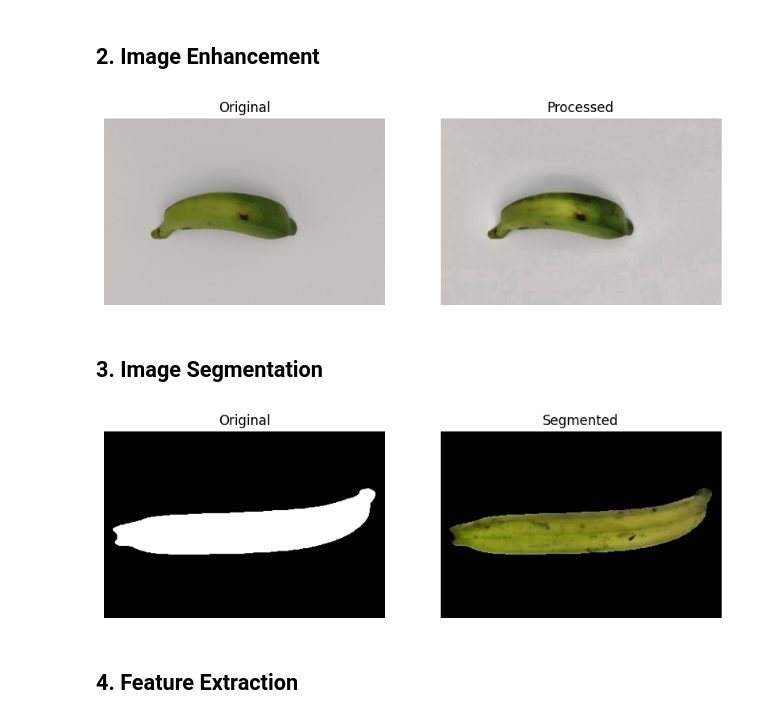
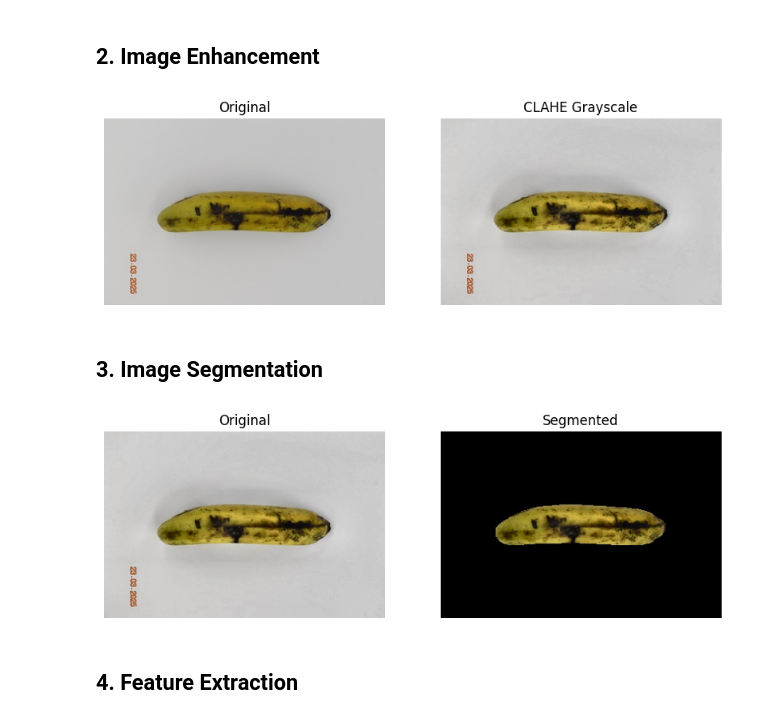
Before and after one commit to Plumz17/PP_FinalProject2, a Jupyter notebook: PP_FinalProject2.ipynb, the cells around one changed output. Cells and saved outputs as stored; diff of their text form; code cells hidden in the pictures.

```diff
--- a/PP_FinalProject2.ipynb
+++ b/PP_FinalProject2.ipynb
@@ -171,0 +181,13 @@ np.int64(3)
+# %%
+from sklearn.model_selection import train_test_split
+
+def split_dataset(images, labels, seed=RANDOM_SEED):
+  X_tr, X_tmp, y_tr, y_tmp = train_test_split(images, labels, test_size=0.30, stratify=labels, random_state=seed)
+  X_val, X_te, y_val, y_te = train_test_split(X_tmp, y_tmp, test_size=0.50, stratify=y_tmp, random_state=seed)
+  return X_tr, X_val, X_te, y_tr, y_val, y_te
+
+Xv_train, Xv_val, Xv_test, yv_train, yv_val, yv_test = split_dataset(variety_images,  variety_labels)
+Xr_train, Xr_val, Xr_test, yr_train, yr_val, yr_test = split_dataset(ripeness_images, ripeness_labels)
+
+print(f"Variety - train: {len(Xv_train)}, val: {len(Xv_val)}, test: {len(Xv_test)}")
+print(f"Ripeness - train: {len(Xr_train)}, val: {len(Xr_val)}, test: {len(Xr_test)}")
@@ -173,51 +221,46 @@ np.int64(3)
 ## 2. Image Enhancement
 # %%
 def image_enhancement(img):
-  # 1. Convert to HSV
-  hsv = cv2.cvtColor(img, cv2.COLOR_RGB2HSV)
+  # 1. Convert to LAB
+  img_lab = cv2.cvtColor(img, cv2.COLOR_RGB2LAB)
 
   # 2. Split channels
-  h, s, v = cv2.split(hsv)
+  L, A, B = cv2.split(img_lab)
 
-  # 3. Median Blur
-  v_enhanced = cv2.medianBlur(v, 3)
+  # 3. Apply CLAHE to L channel for the grayscale image
+  clahe = cv2.createCLAHE(clipLimit=2.0, tileGridSize=(8, 8))
+  L_enhanced = clahe.apply(L)
 
-  # 4. Apply CLAHE to V channel (brightness)
-  clahe = cv2.createCLAHE(clipLimit=2.0, tileGridSize=(8,8))
-  v_enhanced = clahe.apply(v_enhanced)
+  # 4. Merge back
+  lab_enhanced = cv2.merge([L_enhanced, A, B])
 
-  # 5. Merge back
-  hsv_enhanced = cv2.merge([h, s, v_enhanced])
-
-  # 6. Convert back to BGR (for visualization / further processing)
-  enhanced_img = cv2.cvtColor(hsv_enhanced, cv2.COLOR_HSV2RGB)
+  # 5. Convert back to RGB (for visualization / further processing)
+  enhanced_img = cv2.cvtColor(lab_enhanced, cv2.COLOR_LAB2RGB)
 
   return enhanced_img
 
-
-show(ripeness_images[1959], image_enhancement(ripeness_images[1959]))
+img_enhanced = image_enhancement(Xv_train[0])
+show(Xv_train[0], img_enhanced, title2="CLAHE Grayscale")
 # %% [output]
-[figure, old version]
+[figure, new version]
 # %% [markdown]
 ## 3. Image Segmentation
 # %%
 def segment_banana(img):
-  # Convert to HSV
-  hsv  = cv2.cvtColor(img, cv2.COLOR_RGB2HSV)
-  #Mask the section of the image with banana colors
-  mask = cv2.inRange(hsv, np.array([15, 60, 60]), np.array([85, 255, 255]))
+  hsv = cv2.cvtColor(img, cv2.COLOR_RGB2HSV)
+  S = hsv[:, :, 1]  # saturation channel
+  _, mask = cv2.threshold(S, 0, 255, cv2.THRESH_BINARY + cv2.THRESH_OTSU)
+  mask = cv2.morphologyEx(mask, cv2.MORPH_CLOSE, np.ones((5,5), np.uint8), iterations=3)
+  mask = cv2.morphologyEx(mask, cv2.MORPH_OPEN,  np.ones((5,5), np.uint8), iterations=2)
 
-  # Apply Morphological Processing
-  kernel = cv2.getStructuringElement(cv2.MORPH_ELLIPSE, (7, 7))
-  mask = cv2.morphologyEx(mask, cv2.MORPH_CLOSE, kernel, iterations=3)
-  mask = cv2.morphologyEx(mask, cv2.MORPH_OPEN,kernel)
-  return mask, cv2.bitwise_and(img, img, mask=mask)
+  img_masked = cv2.bitwise_and(img, img, mask=mask)
+  return img_masked, mask
 
 # Apply and visualise
-mask, segmented = segment_banana(image_enhancement(variety_images[0]))
-show(mask, segmented, title2="Segmented")
+img_masked, _ = segment_banana(img_enhanced)
+show(img_enhanced, img_masked, title2="Segmented")
 # %% [output]
-[figure, old version]
+[figure, new version]
 # %% [markdown]
 ## 4. Feature Extraction
 # %%
```
Also changed, not shown: parts of 26 cells of this notebook.
